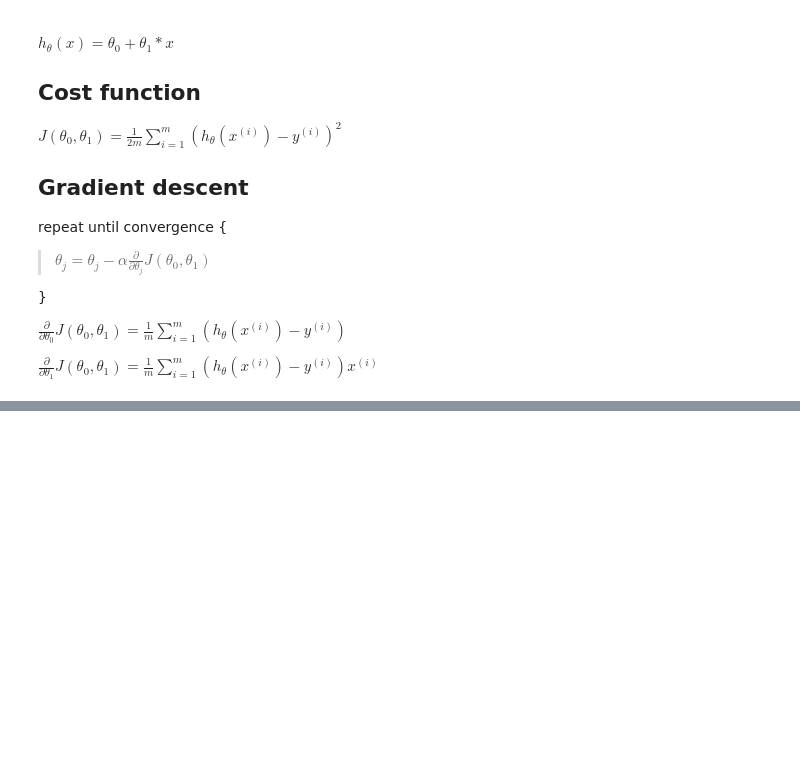
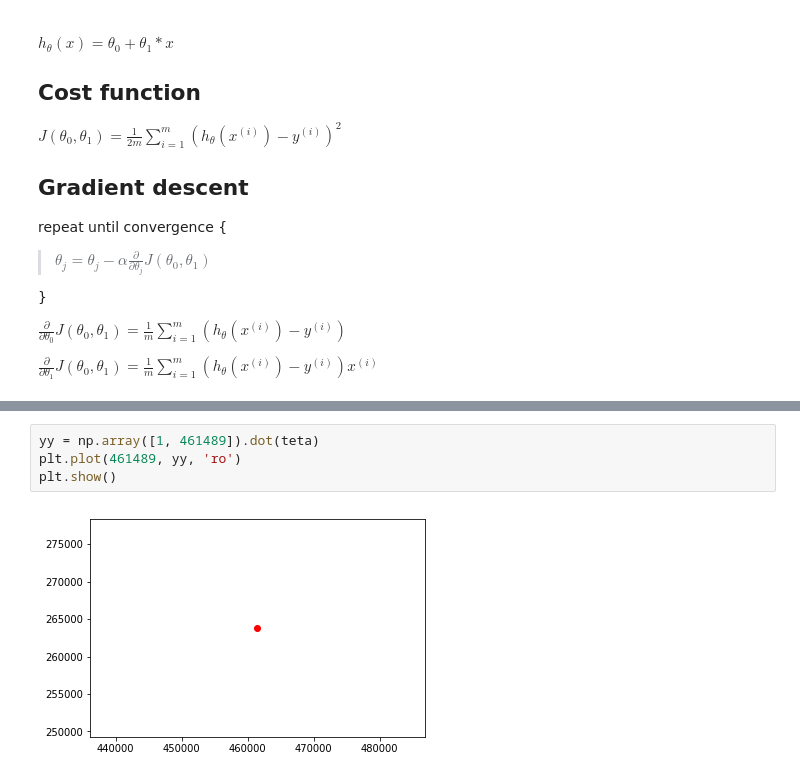
Before and after one commit to rsc-dev/ml, a Jupyter notebook: Linear_regression.ipynb, the cells around one changed output, grey strips where cells are left out. Saved outputs shown, nothing was run; the diff lists cells and outputs as text; blank space fills up the shorter version.

```diff
--- a/Linear_regression.ipynb
+++ b/Linear_regression.ipynb
@@ -85,0 +87,6 @@ array([ 0.24752881,  0.57345412])
+# %%
+yy = np.array([1, 461489]).dot(teta)
+plt.plot(461489, yy, 'ro')
+plt.show()
+# %% [output]
+[figure, added]
```
Also changed, not shown: parts of 5 cells of this notebook.
